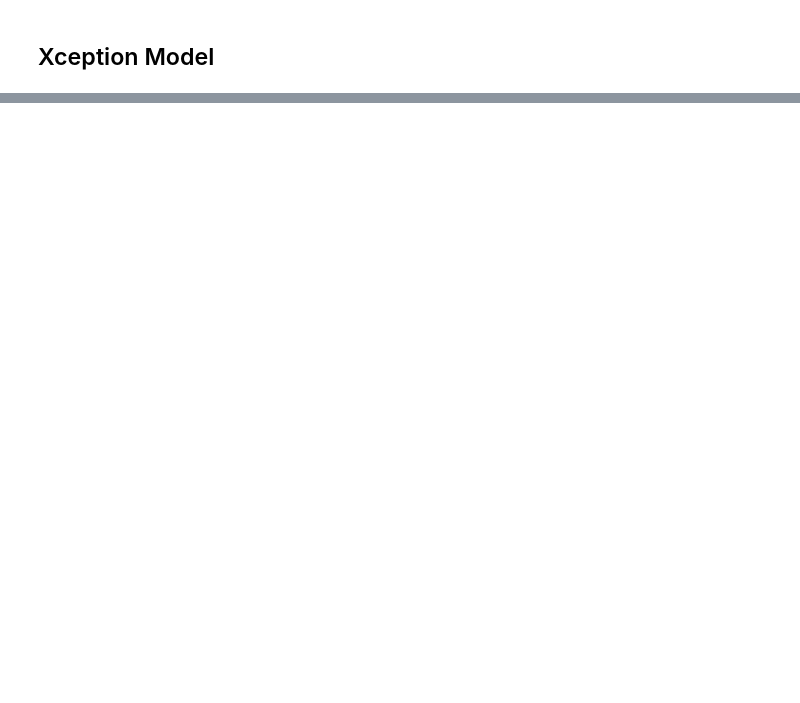
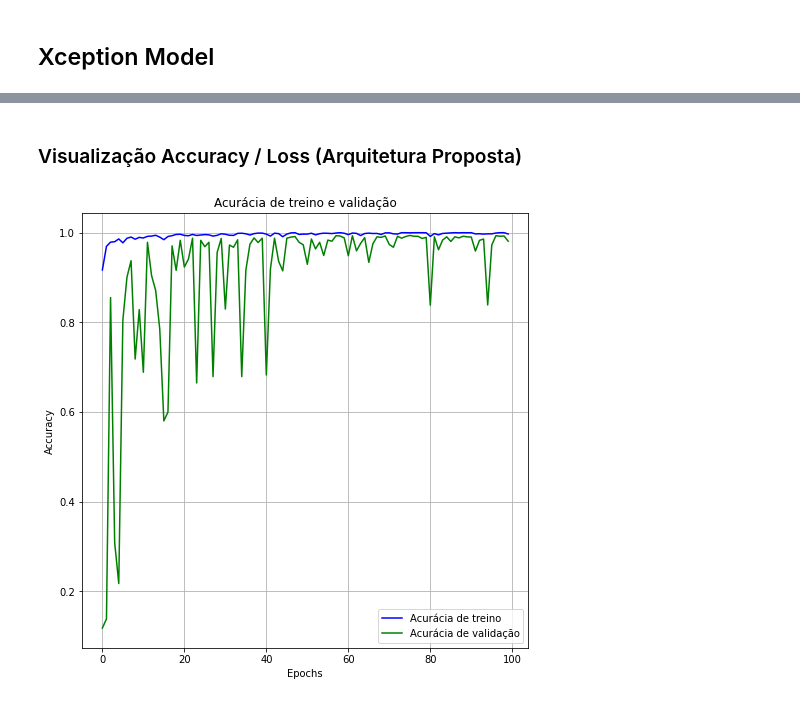
Before and after one commit to Marcos314/CNN_Leukocyte_Classification, a Jupyter notebook: notebooks/cnn.ipynb, the cells around one changed output, grey strips where cells are left out. Cells and saved outputs as stored; diff of their text form; code cells hidden in the pictures; blank space fills up the shorter version.

```diff
--- a/notebooks/cnn.ipynb
+++ b/notebooks/cnn.ipynb
@@ -416,9 +458,0 @@ learning_rate_reduction = ReduceLROnPlateau(
-# %%
-# treinamento
-history = model.fit(
-    train_images,
-    train_labels,
-    batch_size = 32,
-    epochs = 20,
-    validation_data=(test_images, test_labels),
-    callbacks=[learning_rate_reduction])
@@ -490,9 +458,0 @@ learning_rate_reduction = ReduceLROnPlateau(
-# %%
-# treinamento
-history = model.fit(
-    train_images,
-    train_labels,
-    batch_size = 32,
-    epochs = 20,
-    validation_data=(test_images, test_labels),
-    callbacks=[learning_rate_reduction])
@@ -500,0 +487,17 @@ history = model.fit(
+# %% [markdown]
+### Visualização Accuracy / Loss (Arquitetura Proposta)
+# %%
+plt.figure(figsize=(8, 8))
+loss_train = history.history['accuracy']
+loss_val = history.history['val_accuracy']
+epochs = range(0,100)
+plt.plot(epochs, loss_train, 'b', label='Acurácia de treino')
+plt.plot(epochs, loss_val, 'g', label='Acurácia de validação')
+plt.title('Acurácia de treino e validação')
+plt.xlabel('Epochs')
+plt.ylabel('Accuracy')
+plt.legend()
+plt.grid()
+plt.show()
+# %% [output]
+[figure, added]
```
Also changed, not shown: parts of 101 cells of this notebook, 1 other file.
